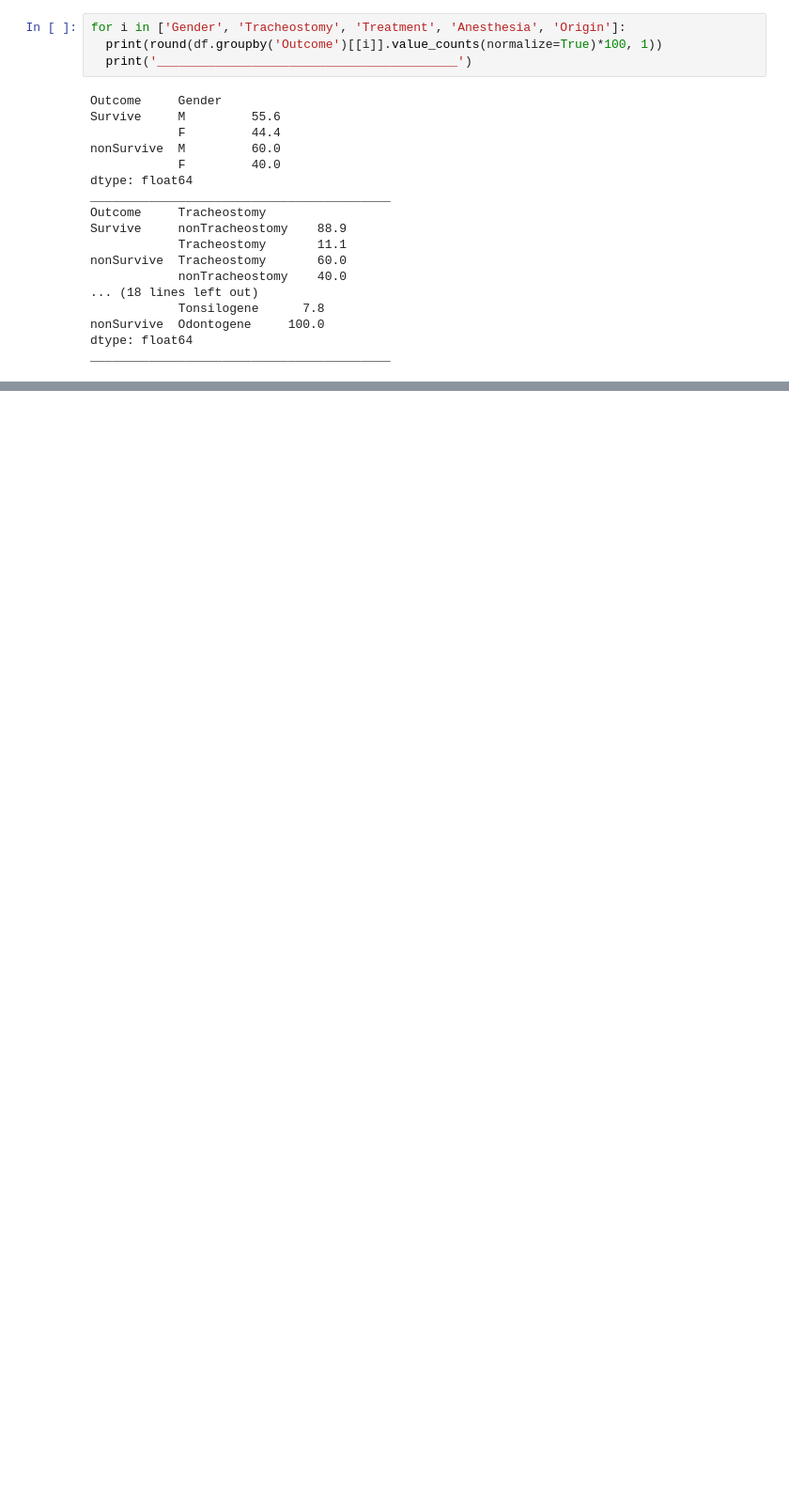
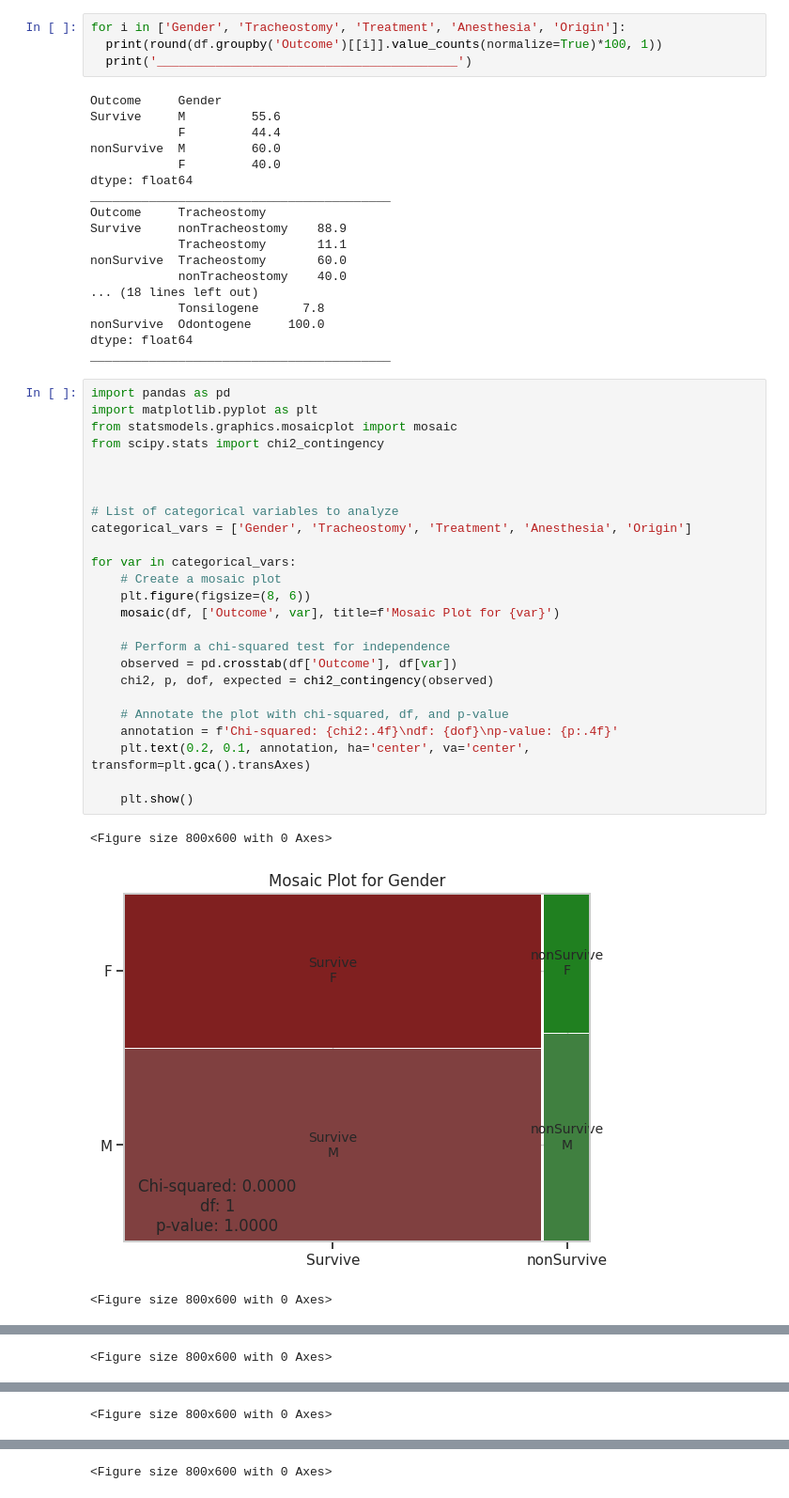
Before and after one commit to arnautoleg/MihaelaCLH, a Jupyter notebook: MihaelaCLH.ipynb, the cells around one changed output, grey strips where cells are left out. Shown at 94% size. Drawn from its saved outputs; the diff is of its cells as text; blank space fills up the shorter version.

```diff
--- a/MihaelaCLH.ipynb
+++ b/MihaelaCLH.ipynb
@@ -438,3 +452,32 @@ nonSurvive  Tracheostomy       60.0
 nonSurvive  Odontogene     100.0
 dtype: float64
 _________________________________________
+# %%
+import pandas as pd
+import matplotlib.pyplot as plt
+from statsmodels.graphics.mosaicplot import mosaic
+from scipy.stats import chi2_contingency
+
+
+
+# List of categorical variables to analyze
+categorical_vars = ['Gender', 'Tracheostomy', 'Treatment', 'Anesthesia', 'Origin']
+
+for var in categorical_vars:
+    # Create a mosaic plot
+    plt.figure(figsize=(8, 6))
+    mosaic(df, ['Outcome', var], title=f'Mosaic Plot for {var}')
+
+    # Perform a chi-squared test for independence
+    observed = pd.crosstab(df['Outcome'], df[var])
+    chi2, p, dof, expected = chi2_contingency(observed)
+
+    # Annotate the plot with chi-squared, df, and p-value
+    annotation = f'Chi-squared: {chi2:.4f}\ndf: {dof}\np-value: {p:.4f}'
+    plt.text(0.2, 0.1, annotation, ha='center', va='center', transform=plt.gca().transAxes)
+
+    plt.show()
+# %% [output]
+<Figure size 800x600 with 0 Axes>
+[figure, added]
+<Figure size 800x600 with 0 Axes>
@@ -440,0 +485 @@ _________________________________________
+<Figure size 800x600 with 0 Axes>
@@ -440,0 +487 @@ _________________________________________
+<Figure size 800x600 with 0 Axes>
@@ -440,0 +489 @@ _________________________________________
+<Figure size 800x600 with 0 Axes>
```
Also changed, not shown: parts of 5 cells of this notebook.
